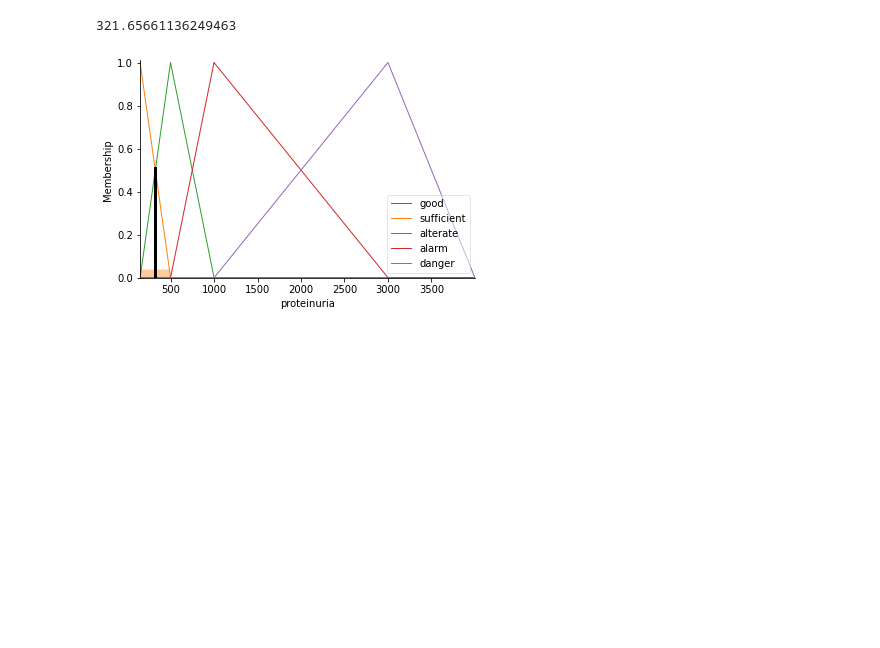
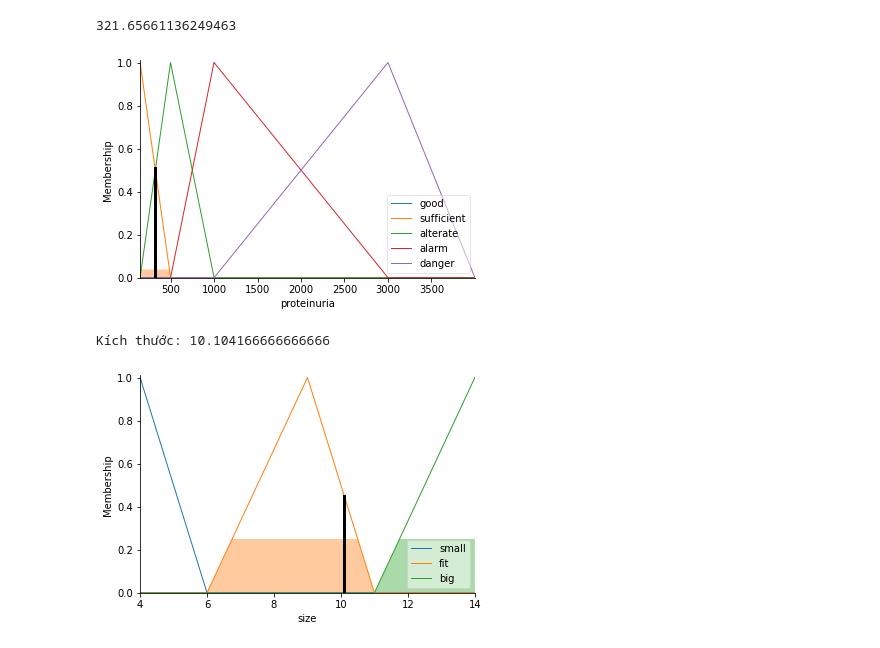
Before and after one commit to Shinhuynry/AI, a Jupyter notebook: Homework_Fuzzy_logic(week5).ipynb, the cells around one changed output. Cells and saved outputs as stored; diff of their text form; code cells hidden in the pictures; blank space fills up the shorter version.

```diff
--- a/Homework_Fuzzy_logic(week5).ipynb
+++ b/Homework_Fuzzy_logic(week5).ipynb
@@ -303,3 +303,83 @@ proteinuria.view(sim=proteinuria_simulation)
 # %% [output]
 321.65661136249463
 [figure]
+# %%
+#-------------------------Intelligent Size Matching Recommender System: Fuzzy Logic Approach in Children Clothing Selection--------------------------------------
+
+import numpy as np
+import skfuzzy as fuzz
+import matplotlib.pyplot as plt
+from skfuzzy import control as ctrl
+
+# Antecedent
+height = ctrl.Antecedent(np.arange(110, 165, 1), 'height')
+chest = ctrl.Antecedent(np.arange(54, 83, 1), 'chest')
+waist = ctrl.Antecedent(np.arange(55, 68, 4), 'waist')
+size = ctrl.Consequent(np.arange(4, 15 , 1), 'size')
+
+# size memberships
+size['small'] = fuzz.trimf(size.universe, [4, 4, 6])
+size['fit'] = fuzz.trimf(size.universe, [6, 9, 11])
+size['big'] = fuzz.trimf(size.universe, [11, 14, 14])
+#size.view()
+
+# height memberships
+height['short'] = fuzz.trimf(height.universe, [110, 110, 123])
+height['medium'] = fuzz.trimf(height.universe, [123, 135, 147])
+height['tall'] = fuzz.trimf(height.universe, [147, 156,165])
+#height.view()
+
+# chest memberships
+chest['small'] = fuzz.trimf(chest.universe, [58, 58, 63])
+chest['medium'] = fuzz.trimf(chest.universe, [63, 70, 75])
+chest['large'] = fuzz.trimf(chest.universe, [75, 79, 83])
+#chest.view()
+
+# waist memberships
+waist['small'] = fuzz.trimf(waist.universe, [55, 55, 58])
+waist['medium'] = fuzz.trimf(waist.universe, [58, 61, 65])
+waist['large'] = fuzz.trimf(waist.universe, [65, 66, 68])
+#waist.view()
+
+# Rules
+rule1 = ctrl.Rule(height['short'] & chest['small'] & waist['small'], size['small'])
+rule2 = ctrl.Rule(height['short'] & chest['small'] & waist['medium'], size['small'])
+rule3 = ctrl.Rule(height['short'] & chest['small'] & waist['large'], size['fit'])
+rule4 = ctrl.Rule(height['short'] & chest['medium'] & waist['small'], size['small'])
+rule5 = ctrl.Rule(height['short'] & chest['medium'] & waist['medium'], size['fit'])
+rule6 = ctrl.Rule(height['short'] & chest['medium'] & waist['large'], size['fit'])
+rule7 = ctrl.Rule(height['short'] & chest['large'] & waist['small'], size['fit'])
+rule8 = ctrl.Rule(height['short'] & chest['large'] & waist['medium'], size['fit'])
+rule9 = ctrl.Rule(height['short'] & chest['large'] & waist['large'], size['fit'])
+rule10 = ctrl.Rule(height['medium'] & chest['small'] & waist['small'], size['small'])
+rule11 = ctrl.Rule(height['medium'] & chest['small'] & waist['medium'], size['fit'])
+rule12 = ctrl.Rule(height['medium'] & chest['small'] & waist['large'], size['fit'])
+rule13 = ctrl.Rule(height['medium'] & chest['medium'] & waist['small'], size['fit'])
+rule14 = ctrl.Rule(height['medium'] & chest['medium'] & waist['medium'], size['fit'])
+rule15 = ctrl.Rule(height['medium'] & chest['medium'] & waist['large'], size['big'])
+rule16 = ctrl.Rule(height['medium'] & chest['large'] & waist['small'], size['fit'])
+rule17 = ctrl.Rule(height['medium'] & chest['large'] & waist['medium'], size['big'])
+rule18 = ctrl.Rule(height['medium'] & chest['large'] & waist['large'], size['big'])
+rule19 = ctrl.Rule(height['tall'] & chest['small'] & waist['small'], size['small'])
+rule20 = ctrl.Rule(height['tall'] & chest['small'] & waist['medium'], size['small'])
+rule21 = ctrl.Rule(height['tall'] & chest['small'] & waist['large'], size['fit'])
+rule22 = ctrl.Rule(height['tall'] & chest['medium'] & waist['small'], size['fit'])
+rule23 = ctrl.Rule(height['tall'] & chest['medium'] & waist['medium'], size['fit'])
+rule24 = ctrl.Rule(height['tall'] & chest['medium'] & waist['large'], size['big'])
+rule25 = ctrl.Rule(height['tall'] & chest['large'] & waist['small'], size['fit'])
+rule26 = ctrl.Rule(height['tall'] & chest['large'] & waist['medium'], size['big'])
+rule27 = ctrl.Rule(height['tall'] & chest['large'] & waist['large'], size['big'])
+
+# Học luật
+size_ctrl = ctrl.ControlSystem([rule1,rule2,rule3,rule4,rule5,rule6,rule7,rule8,rule9,rule10,rule11,rule12,rule13,rule14,rule15,rule16,rule17,rule18,rule9,rule20,rule21,rule22,rule23,rule24,rule25,rule26,rule27])
+sizing= ctrl.ControlSystemSimulation(size_ctrl)
+sizing.input['height'] = 160
+sizing.input['chest'] = 70
+sizing.input['waist'] = 65
+
+sizing.compute()
+print('Kích thước:',sizing.output['size'])
+size.view(sim=sizing)
+# %% [output]
+Kích thước: 10.104166666666666
+[figure, added]
```
Also changed, not shown: parts of 1 cell of this notebook.
